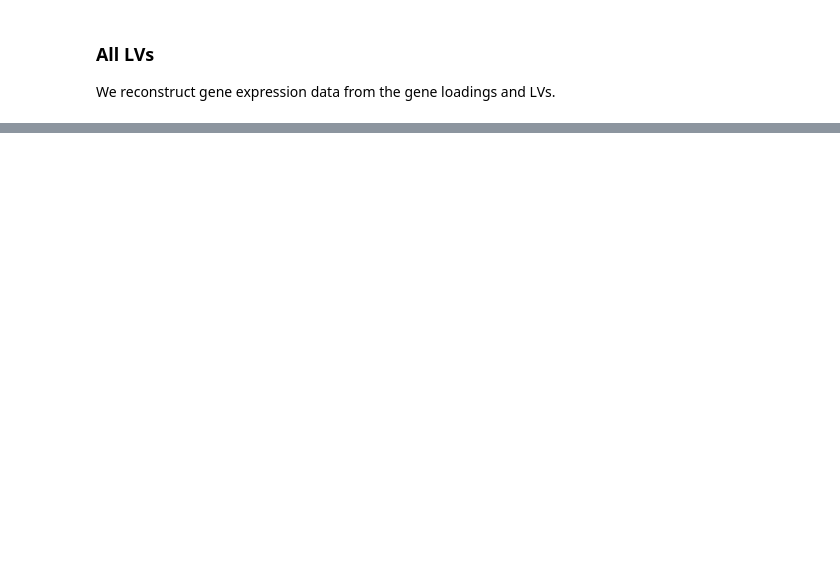
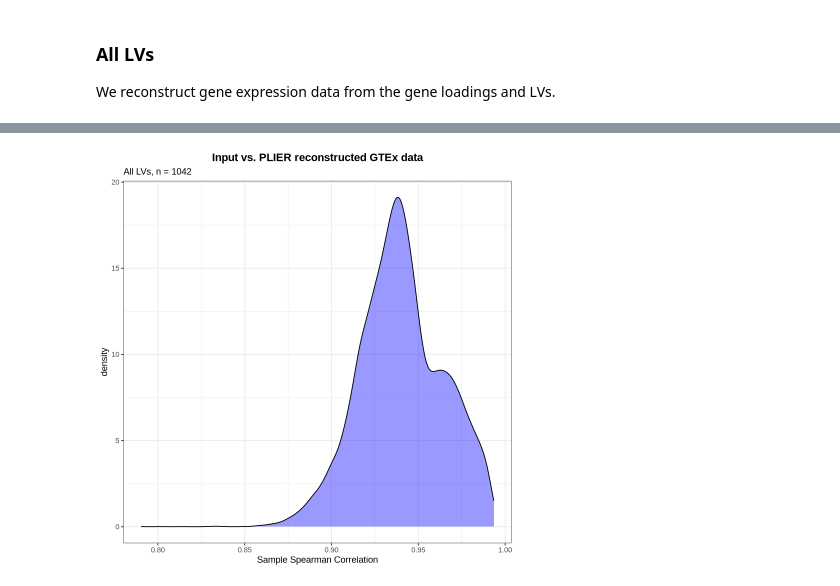
Before and after one commit to pivlab/INCLUDE_TR01, a Jupyter notebook: nbs/10_gtex/GTEx_PLIER_exploration.ipynb, the cells around one changed output, grey strips where cells are left out. Cells and saved outputs as stored; diff of their text form; code cells hidden in the pictures; blank space fills up the shorter version.

```diff
--- a/nbs/10_gtex/GTEx_PLIER_exploration.ipynb
+++ b/nbs/10_gtex/GTEx_PLIER_exploration.ipynb
@@ -156,0 +206,14 @@ A matrix: 6 × 1042 of type dbl
+# %%
+# calculate correlation
+recon_cor <- GetReconstructionCorrelation(true.mat = recount_input_exprs,
+                                          recon.mat = recount_recon)
+# density plot
+ggplot2::ggplot(as.data.frame(recon_cor), ggplot2::aes(x = recon_cor)) +
+  ggplot2::geom_density(fill = "blue", alpha = 0.4) +
+  ggplot2::theme_bw() +
+  ggplot2::labs(x = "Sample Spearman Correlation",
+                title = "Input vs. PLIER reconstructed GTEx data",
+                subtitle = paste("All LVs, n =", num_lvs)) +
+  ggplot2::theme(plot.title = ggplot2::element_text(hjust = 0.5, face = "bold"))
+# %% [output]
+[figure, added]
```
Also changed, not shown: parts of 25 cells of this notebook, 35 other files.
